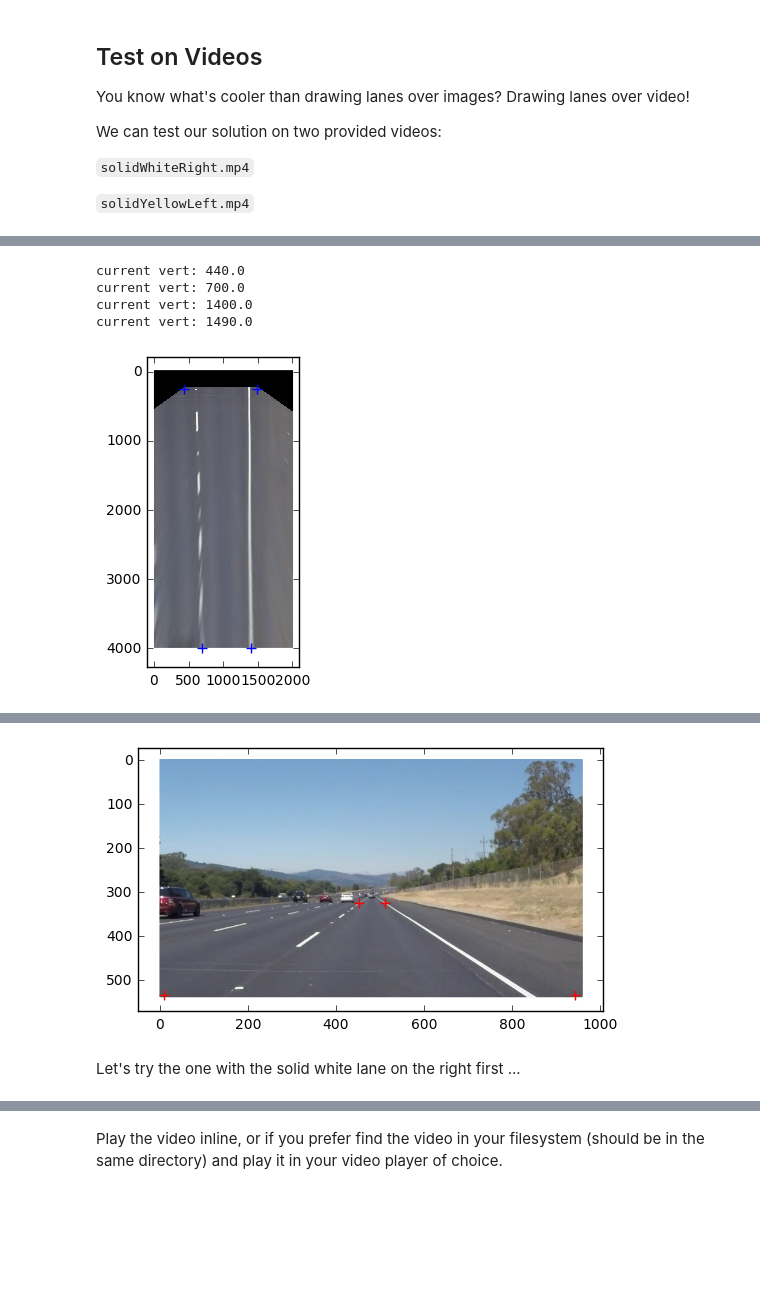
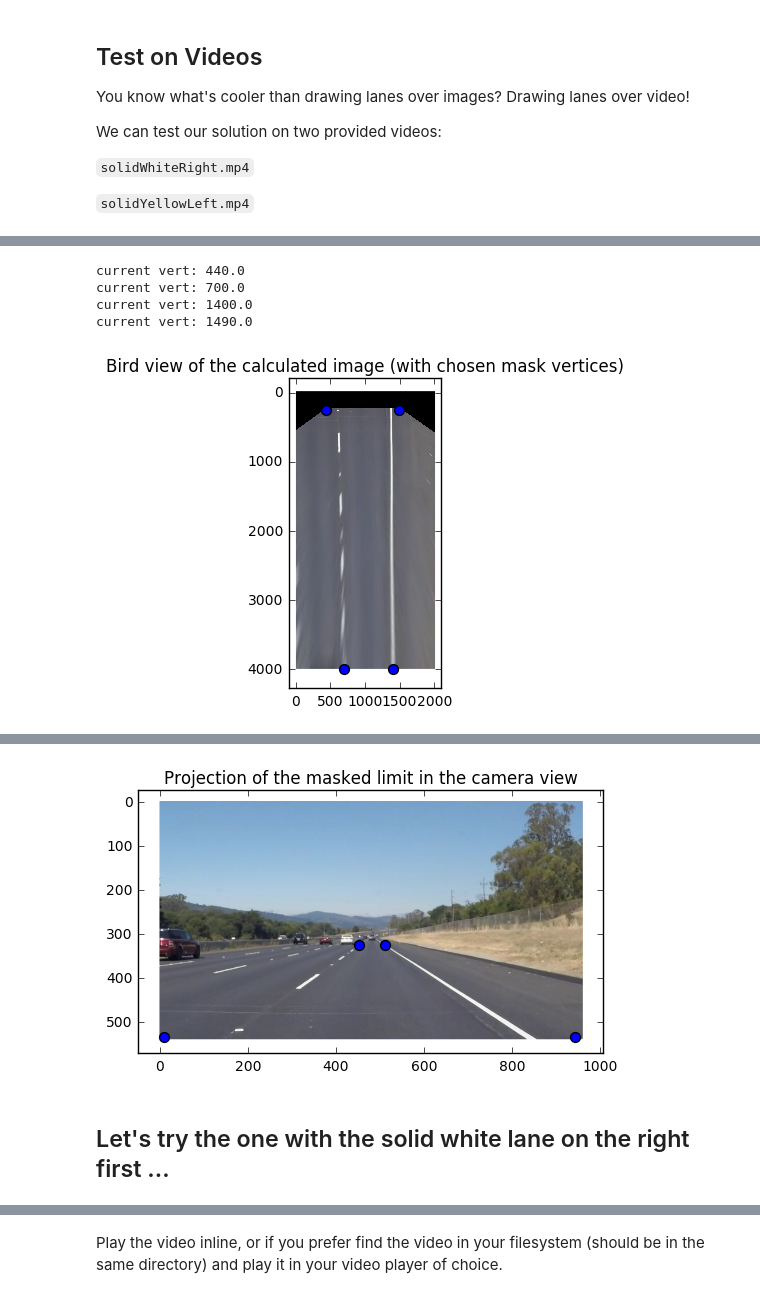
Before and after one commit to rdjondo/CarND-LaneLines-P1, a Jupyter notebook: P1.ipynb, the cells around one changed output, grey strips where cells are left out. Drawn from its saved outputs; the diff is of its cells as text; code cells hidden in the pictures; blank space fills up the shorter version.

```diff
--- a/P1.ipynb
+++ b/P1.ipynb
@@ -221,13 +274,14 @@ from IPython.display import HTML
 
 # Mark known points in image
 points_px = np.float32( [ [320, 425], [365, 390],   [665, 425], [610, 390] ] )
-plt.scatter(points_px[0][0], points_px[0][1], s=50, c='red', marker='+')
-plt.scatter(points_px[1][0], points_px[1][1], s=50, c='red', marker='+')
-plt.scatter(points_px[2][0], points_px[2][1], s=50, c='red', marker='+')
-plt.scatter(points_px[3][0], points_px[3][1], s=50, c='red', marker='+')
+plt.scatter(points_px[0][0], points_px[0][1], s=50, c='blue', marker='x')
+plt.scatter(points_px[1][0], points_px[1][1], s=50, c='blue', marker='x')
+plt.scatter(points_px[2][0], points_px[2][1], s=50, c='blue', marker='x')
+plt.scatter(points_px[3][0], points_px[3][1], s=50, c='blue', marker='x')
 
 image_proj_work = image.copy()
 plt.imshow(image_proj_work)
+plt.title('Camera view (Added markers on lanes to find distances)')
 plt.show()
 
 # Points in meters
@@ -243,23 +297,23 @@ meters_to_px = 100.0
 points_m = meters_to_px * points_dest_px
 
 transfM = cv2.getPerspectiveTransform(points_px,points_m)
-print('Transformation matrix:', transfM)
+print('\nTransformation matrix: \n', transfM)
 
 transfMInv = np.linalg.inv(transfM)
-print('Transformation matrix inverse:', transfMInv)
+print('\nTransformation matrix inverse: \n', transfMInv)
 
 wrappedIm = cv2.warpPerspective(image_proj_work, transfM, (2000,4000))
 
 
 plt.imshow(wrappedIm)
+plt.title('Road from the top (Euclidian coordinates)')
 
 cv2.imwrite('foo.png',wrappedIm)
 
 for line in range(points_px.shape[0]):
     points_dest_px2 = np.matmul(transfM, np.concatenate((points_px[line],[1]), axis=0)[np.newaxis].T)
     points_dest_px2 = points_dest_px2/points_dest_px2[2]
-    print(points_dest_px2)
-    plt.scatter(points_dest_px2[0], points_dest_px2[1], s=50, c='red', marker='+')
+    plt.scatter(points_dest_px2[0], points_dest_px2[1], s=50, c='blue', marker='x')
 
 plt.show()
 # %% [output]
@@ -293,34 +343,37 @@ vertices_cm_px = np.array([[
                           (700, 4000),
                           (1400,4000),
                           (1490,250)]], dtype=np.float32)
 
 
 plt.imshow(wrappedIm)
+plt.title('Bird view of the calculated image (with chosen mask vertices)')
 for line in range(vertices_cm_px.shape[1]):
     print('current vert:',vertices_cm_px[0][line][0])
-    plt.scatter(vertices_cm_px[0][line][0], vertices_cm_px[0][line][1], s=50, c='blue', marker='+')
+    plt.scatter(vertices_cm_px[0][line][0], vertices_cm_px[0][line][1], s=50, c='blue', marker='o')
 
 plt.show()
 
 vertices_cm = vertices_cm_px[0]
 vertices = np.zeros((4,2),dtype=np.int32)
 
 for line in range(vertices_cm.shape[0]):
     current_vertex_cm = np.transpose(np.concatenate((vertices_cm[line],[1]),axis=0)[np.newaxis])
     current_vertex = np.matmul(transfMInv,current_vertex_cm)
     current_vertex = current_vertex/current_vertex[2]
     vertices[line] = np.int32((current_vertex.T)[0][0:2])
-print(' *** Vertices used for Masking : ',vertices)
+print('\n *** Vertices used for Masking : \n',vertices)
 
 plt.imshow(image_proj_work)
+plt.title('Projection of the masked limit in the camera view')
+
 print(points_px.shape)
 for line in range(vertices.shape[0]):
-    plt.scatter(vertices[line][0], vertices[line][1], s=50, c='red', marker='+')
+    plt.scatter(vertices[line][0], vertices[line][1], s=50, c='blue', marker='o')
 
 plt.show()
 # %% [output]
 current vert: 440.0
 current vert: 700.0
 current vert: 1400.0
 current vert: 1490.0
-[figure, old version]
+[figure, new version]
@@ -329,7 +383,7 @@ current vert: 1490.0
  [511 325]
  [944 534]]
 (4, 2)
-[figure, old version]
+[figure, new version]
 # %%
 def process_image(image):
     # NOTE: The output you return should be a color image (3 channel) for processing video below
@@ -399,4 +453,4 @@ def process_image(image):
     result = weighted_img(img_lines, image, α=0.8, β=1., λ=0.5)
     return result
 # %% [markdown]
-Let's try the one with the solid white lane on the right first ...
+## Let's try the one with the solid white lane on the right first ...
```
Also changed, not shown: parts of 15 cells of this notebook, 3 other files.
